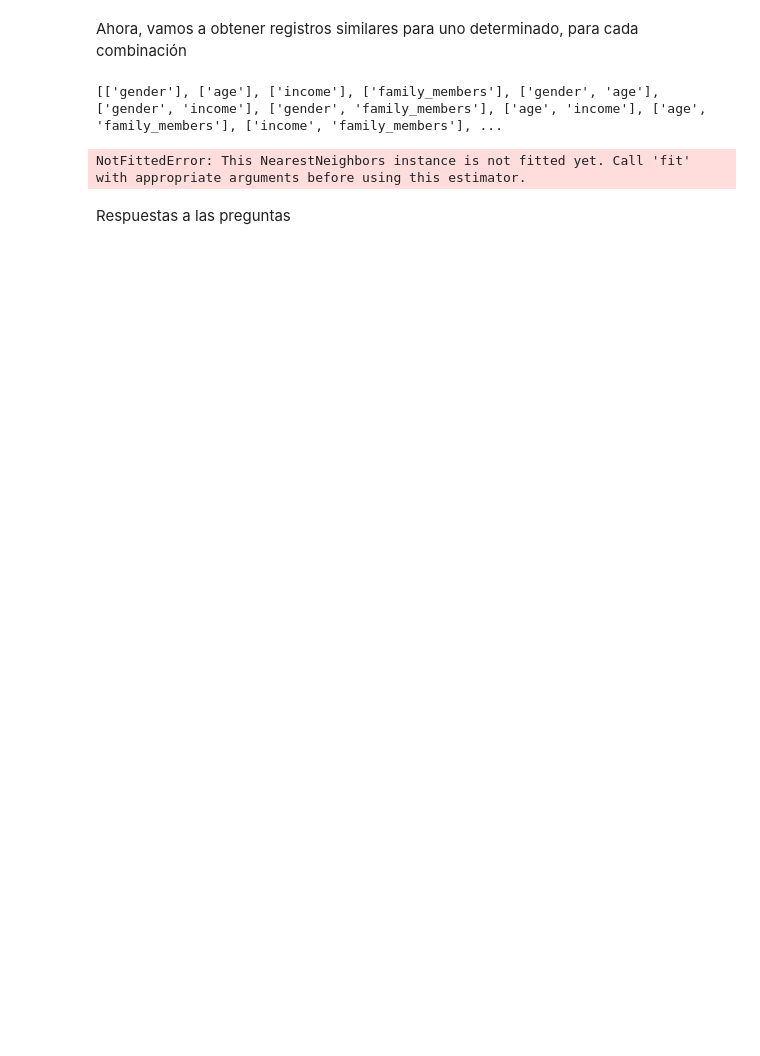
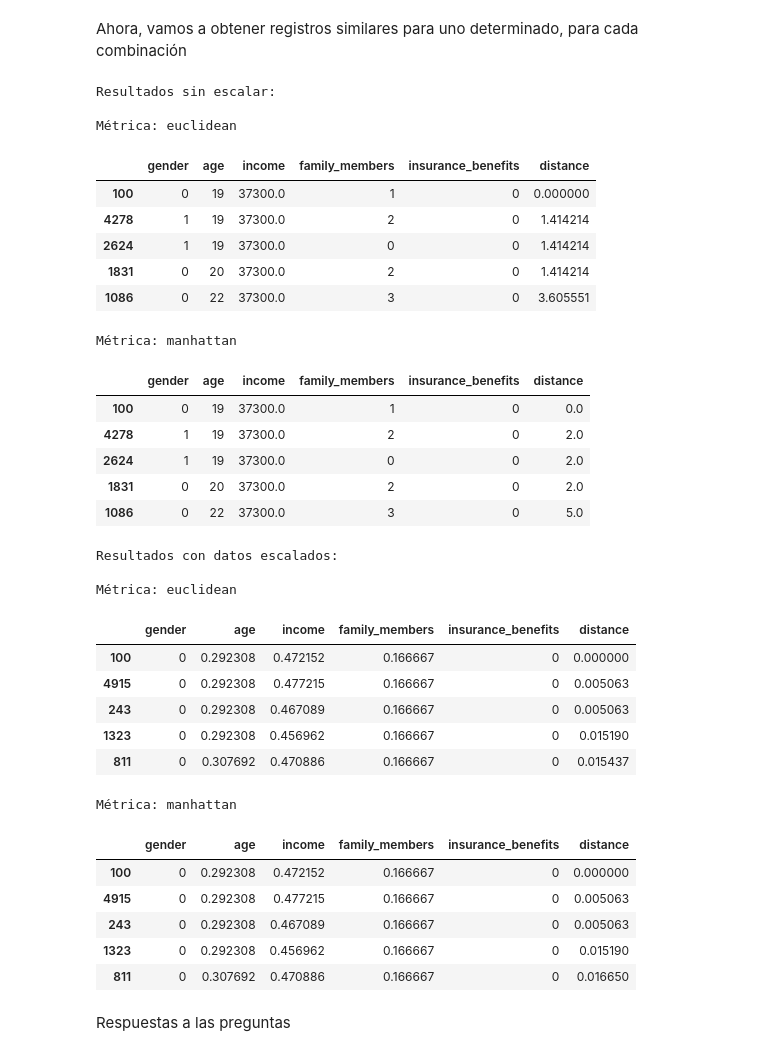
Before and after one commit to ErayFaSol/proyectosDataScience, a Jupyter notebook: proyecto11.ipynb, the cells around one changed output. Cells and saved outputs as stored; diff of their text form; code cells hidden in the pictures; blank space fills up the shorter version.

```diff
--- a/proyecto11.ipynb
+++ b/proyecto11.ipynb
@@ -168,7 +157,9 @@ def get_knn(df, n, k, metric):
     :param k: número de vecinos más cercanos a devolver
     :param métrica: nombre de la métrica de distancia    """
 
-    nbrs = NearestNeighbors(n_neighbors=k, metric = metric)
+    nbrs = sklearn.neighbors.NearestNeighbors(n_neighbors=k, metric=metric)
+    nbrs.fit(df[feature_names])
+
     nbrs_distances, nbrs_indices = nbrs.kneighbors([df.iloc[n][feature_names]], k, return_distance=True)
 
     df_res = pd.concat([
@@ -198,20 +189,63 @@ df_scaled.sample(5)
 # %% [markdown]
 Ahora, vamos a obtener registros similares para uno determinado, para cada combinación
-# %%
-# Crear todas las combinaciones posibles de las características
-all_combinations = []
-for r in range(1, len(feature_names) + 1):
-    all_combinations += [list(comb) for comb in combinations(feature_names, r)]
-
-print(all_combinations)
-# %% [output]
-[['gender'], ['age'], ['income'], ['family_members'], ['gender', 'age'], ['gender', 'income'], ['gender', 'family_members'], ['age', 'income'], ['age', 'family_members'], ['income', 'family_members'], ...
-# %%
-# Resultados para cada combinación
-results = {}
-for features in all_combinations:
-    results[tuple(features)] = get_knn(df_scaled, 0, 5, features)
-# %% [output]
-NotFittedError: This NearestNeighbors instance is not fitted yet. Call 'fit' with appropriate arguments before using this estimator.
+# %%
+# Supongamos que elegimos el objeto en el índice 100 y queremos 5 vecinos más cercanos
+n = 100
+k = 5
+metrics = ['euclidean', 'manhattan']
+
+# Resultados para datos no escalados
+results_non_scaled = {}
+for metric in metrics:
+    results_non_scaled[metric] = get_knn(df, n, k, metric)
+
+# Resultados para datos escalados
+results_scaled = {}
+for metric in metrics:
+    results_scaled[metric] = get_knn(df_scaled, n, k, metric)
+
+# Mostrando resultados
+print("Resultados sin escalar:")
+for metric, result in results_non_scaled.items():
+    print(f"\nMétrica: {metric}")
+    display(result)
+
+print("Resultados con datos escalados:")
+for metric, result in results_scaled.items():
+    print(f"\nMétrica: {metric}")
+    display(result)
+# %% [output]
+Resultados sin escalar:
+
+Métrica: euclidean
+|  | gender | age | income | family_members | insurance_benefits | distance |
+| 100 | 0 | 19 | 37300.0 | 1 | 0 | 0.000000 |
+| 4278 | 1 | 19 | 37300.0 | 2 | 0 | 1.414214 |
+| 2624 | 1 | 19 | 37300.0 | 0 | 0 | 1.414214 |
+| 1831 | 0 | 20 | 37300.0 | 2 | 0 | 1.414214 |
+| 1086 | 0 | 22 | 37300.0 | 3 | 0 | 3.605551 |
+Métrica: manhattan
+|  | gender | age | income | family_members | insurance_benefits | distance |
+| 100 | 0 | 19 | 37300.0 | 1 | 0 | 0.0 |
+| 4278 | 1 | 19 | 37300.0 | 2 | 0 | 2.0 |
+| 2624 | 1 | 19 | 37300.0 | 0 | 0 | 2.0 |
+| 1831 | 0 | 20 | 37300.0 | 2 | 0 | 2.0 |
+| 1086 | 0 | 22 | 37300.0 | 3 | 0 | 5.0 |
+Resultados con datos escalados:
+
+Métrica: euclidean
+|  | gender | age | income | family_members | insurance_benefits | distance |
+| 100 | 0 | 0.292308 | 0.472152 | 0.166667 | 0 | 0.000000 |
+| 4915 | 0 | 0.292308 | 0.477215 | 0.166667 | 0 | 0.005063 |
+| 243 | 0 | 0.292308 | 0.467089 | 0.166667 | 0 | 0.005063 |
+| 1323 | 0 | 0.292308 | 0.456962 | 0.166667 | 0 | 0.015190 |
+| 811 | 0 | 0.307692 | 0.470886 | 0.166667 | 0 | 0.015437 |
+Métrica: manhattan
+|  | gender | age | income | family_members | insurance_benefits | distance |
+| 100 | 0 | 0.292308 | 0.472152 | 0.166667 | 0 | 0.000000 |
+| 4915 | 0 | 0.292308 | 0.477215 | 0.166667 | 0 | 0.005063 |
+| 243 | 0 | 0.292308 | 0.467089 | 0.166667 | 0 | 0.005063 |
+| 1323 | 0 | 0.292308 | 0.456962 | 0.166667 | 0 | 0.015190 |
+| 811 | 0 | 0.307692 | 0.470886 | 0.166667 | 0 | 0.016650 |
 # %% [markdown]
 Respuestas a las preguntas
```
Also changed, not shown: parts of 6 cells of this notebook.
